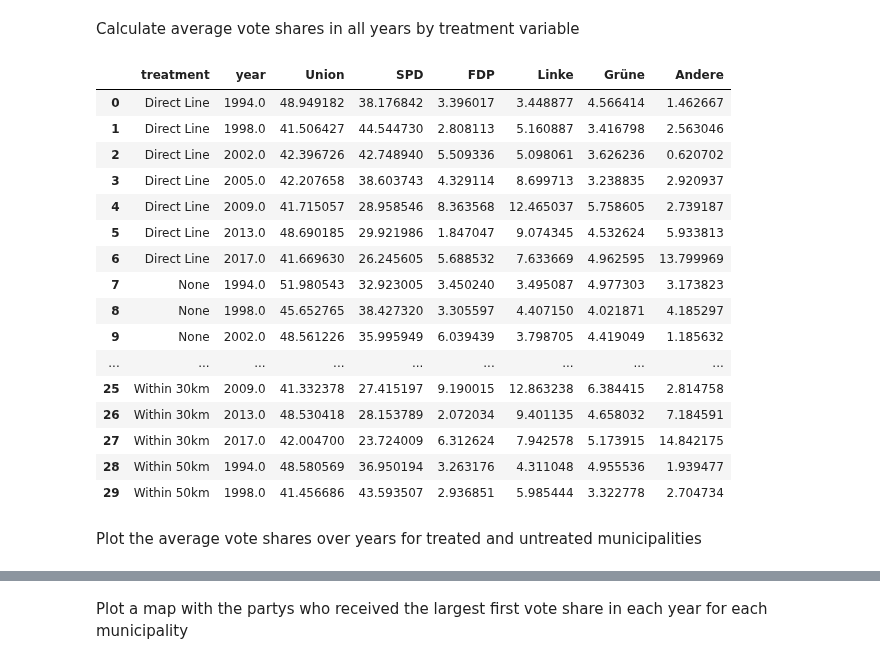
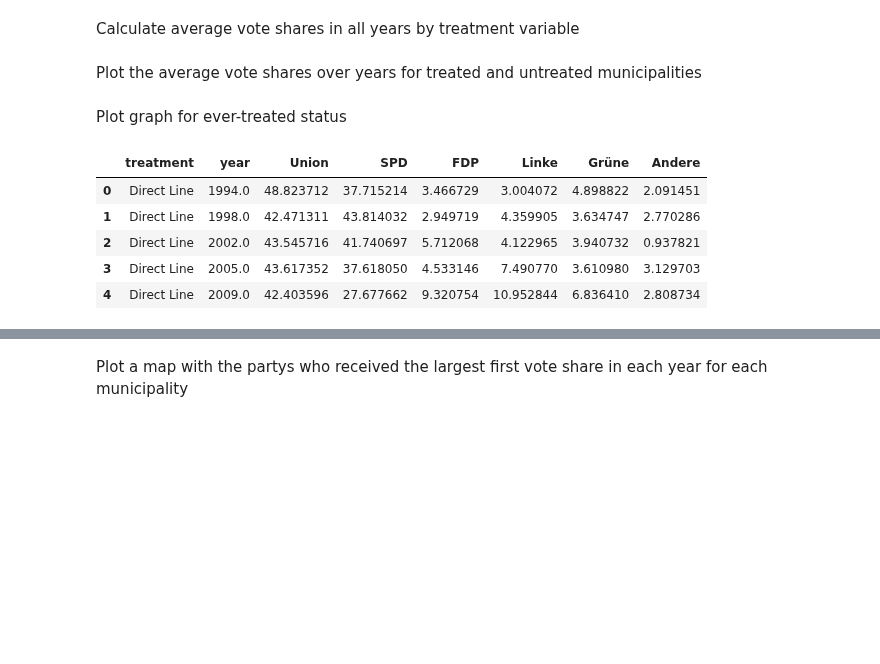
Before and after one commit to jan-schaeffer/powerlinemonsters, a Jupyter notebook: btw_eda.ipynb, the cells around one changed output, grey strips where cells are left out. Cells and saved outputs as stored; diff of their text form; code cells hidden in the pictures; blank space fills up the shorter version.

Commit message:
add ever_treated and general vote shares graphs

```diff
--- a/btw_eda.ipynb
+++ b/btw_eda.ipynb
@@ -64,25 +64,6 @@ avg_dfs = {2005: 'treatment_05', 2010: 'treatment_09', 2014: 'treatment_13'}
 for year, treatment in avg_dfs.items():
     avg_dfs[year] = erst[['Union', 'SPD', 'FDP', 'Linke', 'Grüne', 'Andere', treatment, 'year']].groupby([treatment, 'year'], as_index = False).mean()
     avg_dfs[year].rename(columns = {f'{treatment}':'treatment'}, inplace = True)
-avg_dfs[2005].head(30)
-# %% [output]
-|  | treatment | year | Union | SPD | FDP | Linke | Grüne | Andere |
-| 0 | Direct Line | 1994.0 | 48.949182 | 38.176842 | 3.396017 | 3.448877 | 4.566414 | 1.462667 |
-| 1 | Direct Line | 1998.0 | 41.506427 | 44.544730 | 2.808113 | 5.160887 | 3.416798 | 2.563046 |
-| 2 | Direct Line | 2002.0 | 42.396726 | 42.748940 | 5.509336 | 5.098061 | 3.626236 | 0.620702 |
-| 3 | Direct Line | 2005.0 | 42.207658 | 38.603743 | 4.329114 | 8.699713 | 3.238835 | 2.920937 |
-| 4 | Direct Line | 2009.0 | 41.715057 | 28.958546 | 8.363568 | 12.465037 | 5.758605 | 2.739187 |
-| 5 | Direct Line | 2013.0 | 48.690185 | 29.921986 | 1.847047 | 9.074345 | 4.532624 | 5.933813 |
-| 6 | Direct Line | 2017.0 | 41.669630 | 26.245605 | 5.688532 | 7.633669 | 4.962595 | 13.799969 |
-| 7 | None | 1994.0 | 51.980543 | 32.923005 | 3.450240 | 3.495087 | 4.977303 | 3.173823 |
-| 8 | None | 1998.0 | 45.652765 | 38.427320 | 3.305597 | 4.407150 | 4.021871 | 4.185297 |
-| 9 | None | 2002.0 | 48.561226 | 35.995949 | 6.039439 | 3.798705 | 4.419049 | 1.185632 |
-| ... | ... | ... | ... | ... | ... | ... | ... | ... |
-| 25 | Within 30km | 2009.0 | 41.332378 | 27.415197 | 9.190015 | 12.863238 | 6.384415 | 2.814758 |
-| 26 | Within 30km | 2013.0 | 48.530418 | 28.153789 | 2.072034 | 9.401135 | 4.658032 | 7.184591 |
-| 27 | Within 30km | 2017.0 | 42.004700 | 23.724009 | 6.312624 | 7.942578 | 5.173915 | 14.842175 |
-| 28 | Within 50km | 1994.0 | 48.580569 | 36.950194 | 3.263176 | 4.311048 | 4.955536 | 1.939477 |
-| 29 | Within 50km | 1998.0 | 41.456686 | 43.593507 | 2.936851 | 5.985444 | 3.322778 | 2.704734 |
 # %% [markdown]
 Plot the average vote shares over years for treated and untreated municipalities
 # %%
@@ -146,3 +127,16 @@ for year, df in avg_dfs.items():
     # Save figure
     fig.savefig(f'{path}/figures/btw/btw_{year}_vote_shares.png')
     plt.close()
+# %% [markdown]
+Plot graph for ever-treated status
+# %%
+avg_ever_treated = erst[['Union', 'SPD', 'FDP', 'Linke', 'Grüne', 'Andere', 'ever_treated', 'year']].groupby(['ever_treated', 'year'], as_index = False).mean()
+avg_ever_treated.rename(columns = {'ever_treated':'treatment'}, inplace = True)
+avg_ever_treated.head()
+# %% [output]
+|  | treatment | year | Union | SPD | FDP | Linke | Grüne | Andere |
+| 0 | Direct Line | 1994.0 | 48.823712 | 37.715214 | 3.466729 | 3.004072 | 4.898822 | 2.091451 |
+| 1 | Direct Line | 1998.0 | 42.471311 | 43.814032 | 2.949719 | 4.359905 | 3.634747 | 2.770286 |
+| 2 | Direct Line | 2002.0 | 43.545716 | 41.740697 | 5.712068 | 4.122965 | 3.940732 | 0.937821 |
+| 3 | Direct Line | 2005.0 | 43.617352 | 37.618050 | 4.533146 | 7.490770 | 3.610980 | 3.129703 |
+| 4 | Direct Line | 2009.0 | 42.403596 | 27.677662 | 9.320754 | 10.952844 | 6.836410 | 2.808734 |
```
Also changed, not shown: parts of 6 cells of this notebook.
